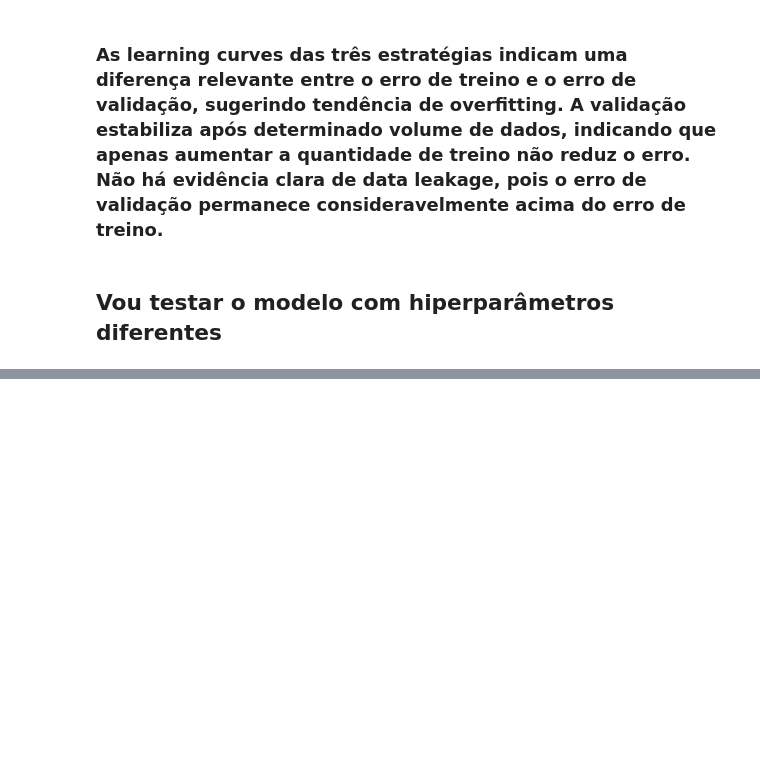
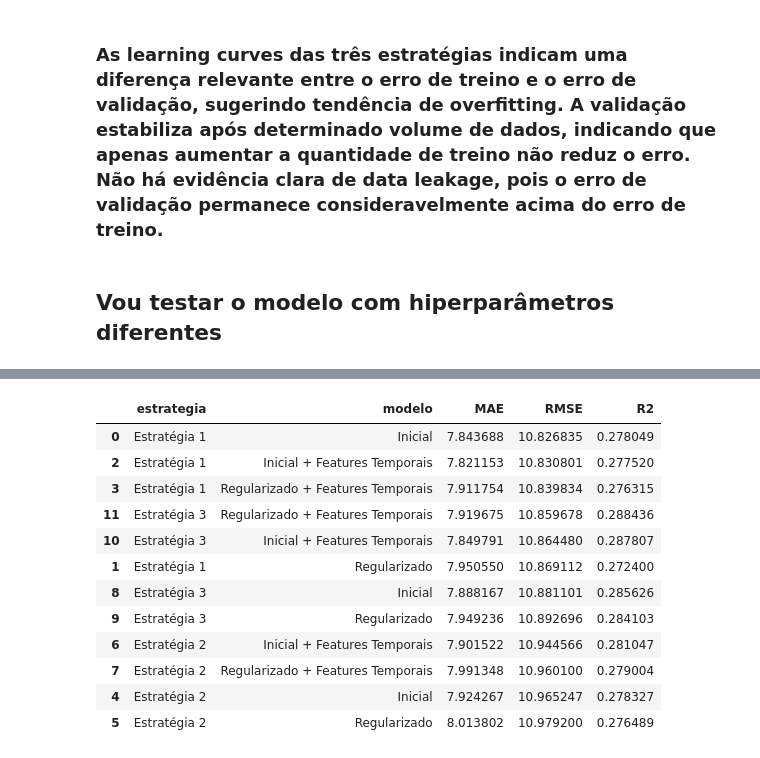
Before and after one commit to izabelcmn/respira_sp, a Jupyter notebook: notebook/gabriel_train-XGBoost_2013-2019.ipynb, the cells around one changed output, grey strips where cells are left out. Drawn from its saved outputs; the diff is of its cells as text; code cells hidden in the pictures; blank space fills up the shorter version.

```diff
--- a/notebook/gabriel_train-XGBoost_2013-2019.ipynb
+++ b/notebook/gabriel_train-XGBoost_2013-2019.ipynb
@@ -609,0 +989,6 @@ plt.show()
+# %%
+y_pred_test_reg_01 = xgb_reg_01.predict(X_test_01)
+
+resultados_test_reg_01 = avaliar_modelo(y_test_01, y_pred_test_reg_01)
+
+resultados_test_reg_01
@@ -609,0 +1194,51 @@ plt.show()
+# %%
+# Inicial + features temporais
+y_pred_test_ini_fe_01 = xgb_ini_fe_01.predict(X_test_01_fe)
+y_pred_test_ini_fe_02 = xgb_ini_fe_02.predict(X_test_02_fe)
+y_pred_test_ini_fe_03 = xgb_ini_fe_03.predict(X_test_03_fe)
+
+resultados_test_ini_fe_01 = avaliar_modelo(y_test_01, y_pred_test_ini_fe_01)
+resultados_test_ini_fe_02 = avaliar_modelo(y_test_02, y_pred_test_ini_fe_02)
+resultados_test_ini_fe_03 = avaliar_modelo(y_test_03, y_pred_test_ini_fe_03)
+
+# Regularizado + features temporais
+y_pred_test_reg_fe_01 = xgb_reg_fe_01.predict(X_test_01_fe)
+y_pred_test_reg_fe_02 = xgb_reg_fe_02.predict(X_test_02_fe)
+y_pred_test_reg_fe_03 = xgb_reg_fe_03.predict(X_test_03_fe)
+
+resultados_test_reg_fe_01 = avaliar_modelo(y_test_01, y_pred_test_reg_fe_01)
+resultados_test_reg_fe_02 = avaliar_modelo(y_test_02, y_pred_test_reg_fe_02)
+resultados_test_reg_fe_03 = avaliar_modelo(y_test_03, y_pred_test_reg_fe_03)
+# %%
+comp_test_all = pd.DataFrame([
+    {"estrategia": "Estratégia 1", "modelo": "Inicial", **resultados_test_01},
+    {"estrategia": "Estratégia 1", "modelo": "Regularizado", **resultados_test_reg_01},
+    {"estrategia": "Estratégia 1", "modelo": "Inicial + Features Temporais", **resultados_test_ini_fe_01},
+    {"estrategia": "Estratégia 1", "modelo": "Regularizado + Features Temporais", **resultados_test_reg_fe_01},
+
+    {"estrategia": "Estratégia 2", "modelo": "Inicial", **resultados_test_02},
+    {"estrategia": "Estratégia 2", "modelo": "Regularizado", **resultados_test_reg_02},
+    {"estrategia": "Estratégia 2", "modelo": "Inicial + Features Temporais", **resultados_test_ini_fe_02},
+    {"estrategia": "Estratégia 2", "modelo": "Regularizado + Features Temporais", **resultados_test_reg_fe_02},
+
+    {"estrategia": "Estratégia 3", "modelo": "Inicial", **resultados_test_03},
+    {"estrategia": "Estratégia 3", "modelo": "Regularizado", **resultados_test_reg_03},
+    {"estrategia": "Estratégia 3", "modelo": "Inicial + Features Temporais", **resultados_test_ini_fe_03},
+    {"estrategia": "Estratégia 3", "modelo": "Regularizado + Features Temporais", **resultados_test_reg_fe_03},
+])
+
+comp_test_all.sort_values("RMSE")
+# %% [output]
+|  | estrategia | modelo | MAE | RMSE | R2 |
+| 0 | Estratégia 1 | Inicial | 7.843688 | 10.826835 | 0.278049 |
+| 2 | Estratégia 1 | Inicial + Features Temporais | 7.821153 | 10.830801 | 0.277520 |
+| 3 | Estratégia 1 | Regularizado + Features Temporais | 7.911754 | 10.839834 | 0.276315 |
+| 11 | Estratégia 3 | Regularizado + Features Temporais | 7.919675 | 10.859678 | 0.288436 |
+| 10 | Estratégia 3 | Inicial + Features Temporais | 7.849791 | 10.864480 | 0.287807 |
+| 1 | Estratégia 1 | Regularizado | 7.950550 | 10.869112 | 0.272400 |
+| 8 | Estratégia 3 | Inicial | 7.888167 | 10.881101 | 0.285626 |
+| 9 | Estratégia 3 | Regularizado | 7.949236 | 10.892696 | 0.284103 |
+| 6 | Estratégia 2 | Inicial + Features Temporais | 7.901522 | 10.944566 | 0.281047 |
+| 7 | Estratégia 2 | Regularizado + Features Temporais | 7.991348 | 10.960100 | 0.279004 |
+| 4 | Estratégia 2 | Inicial | 7.924267 | 10.965247 | 0.278327 |
+| 5 | Estratégia 2 | Regularizado | 8.013802 | 10.979200 | 0.276489 |
```
Also changed, not shown: parts of 38 cells of this notebook, 2 other files.
